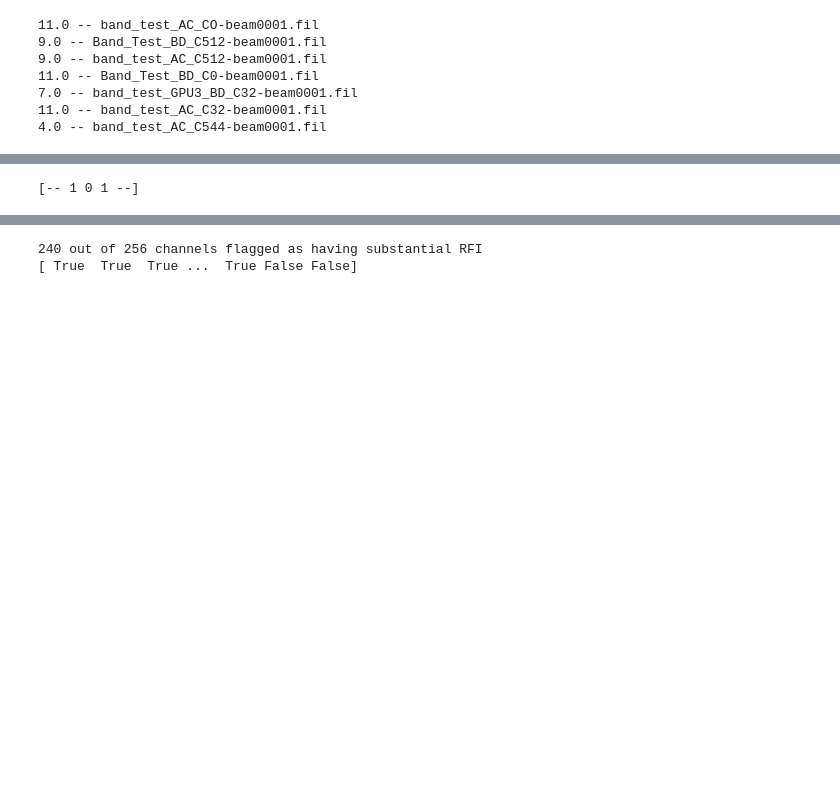
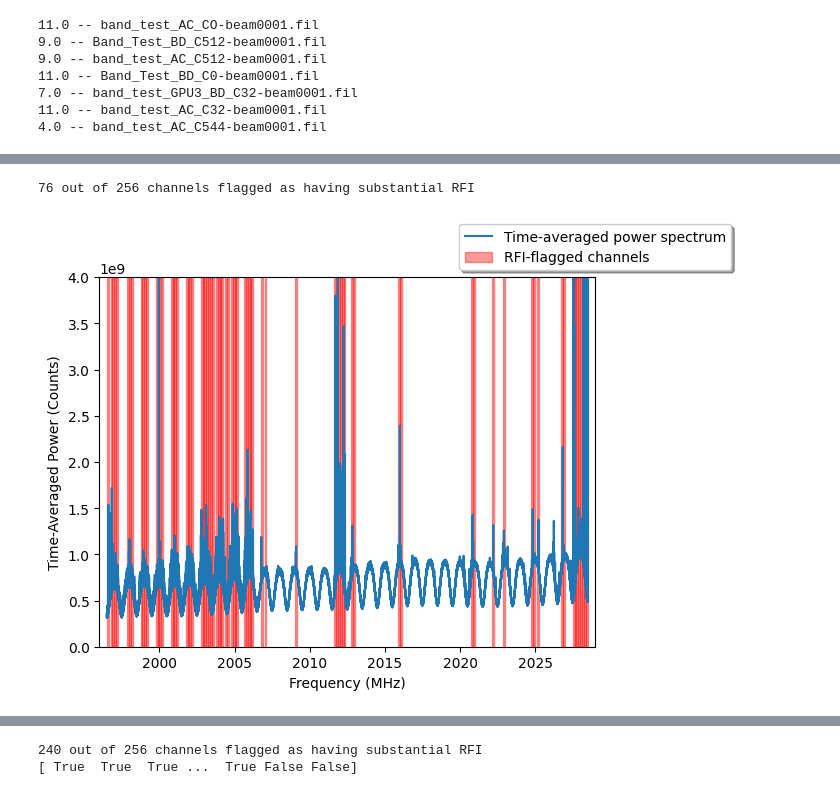
Before and after one commit to jareds-laf/playing-with-cosmic-data, a Jupyter notebook: filterbank/filterbank_rfi_id_kurtosis.ipynb, the cells around one changed output, grey strips where cells are left out. Cells and saved outputs as stored; diff of their text form; code cells hidden in the pictures; blank space fills up the shorter version.

```diff
--- a/filterbank/filterbank_rfi_id_kurtosis.ipynb
+++ b/filterbank/filterbank_rfi_id_kurtosis.ipynb
@@ -48,15 +40,16 @@ for i, file in enumerate(file_list):
 4.0 -- band_test_AC_C544-beam0001.fil
 # %%
 t0=time.time()
+print(f'Start time: {time.strftime("%H:%M:%S", time.localtime())}')
 
 
-# water0 = Waterfall(os.path.normpath(file_list[0]), max_load = ml_list[0])
-# water1 = Waterfall(os.path.normpath(file_list[1]), max_load = ml_list[1])
-# water2 = Waterfall(os.path.normpath(file_list[2]), max_load = ml_list[2])
+water0 = Waterfall(os.path.normpath(file_list[0]), max_load = ml_list[0])
+water1 = Waterfall(os.path.normpath(file_list[1]), max_load = ml_list[1])
+water2 = Waterfall(os.path.normpath(file_list[2]), max_load = ml_list[2])
 water3 = Waterfall(os.path.normpath(file_list[3]), max_load = ml_list[3])
-# water4 = Waterfall(os.path.normpath(file_list[4]), max_load = ml_list[4])
-# water5 = Waterfall(os.path.normpath(file_list[5]), max_load = ml_list[5])
-# water6 = Waterfall(os.path.normpath(file_list[6]), max_load = ml_list[6])
+water4 = Waterfall(os.path.normpath(file_list[4]), max_load = ml_list[4])
+water5 = Waterfall(os.path.normpath(file_list[5]), max_load = ml_list[5])
+water6 = Waterfall(os.path.normpath(file_list[6]), max_load = ml_list[6])
 
 # water_list = [water0, water1, water2, water3, water4, water5, water6]
 # print(water_list)
@@ -68,7 +62,7 @@ Elapsed time: 91.41577339172363
 # %%
-water3.info()
-f_min=np.floor(np.amin(water3.get_freqs()))
-f_max=np.ceil(np.amax(water3.get_freqs()))
+water5.info()
+f_min=np.floor(np.amin(water5.get_freqs()))
+f_max=np.ceil(np.amax(water5.get_freqs()))
 # 640 channels
 # ~4.2 M fine frequency channels
 # %% [output]
@@ -180,11 +192,6 @@ def get_mask_kurtosis(wf_in, n_divs=128, threshold=50):
     # masked_kurts: Kurtosis of all 'clean' (low RFI) channels with high RFI channels masked out
     # mask: The mask used to generate masked_kurts
     return flagged_bins, flagged_kurts, masked_kurts, mask
-# %%
-array = [-2,-1,0,1,2]
-print(ma.masked_greater(np.abs(array), 1))
-# %% [output]
-[-- 1 0 1 --]
 # %%
 def plot_mask_kurtosis(wf_in, n_divs=128, threshold=50, unfiltered=True, clean_chnls=True, rfi=False,
                       f_start=0, f_stop=0, k_start=0, k_stop=0):
@@ -266,5 +273,12 @@ def plot_tavg_powertemp(wf_in,
     else:
         ax.legend(fancybox=True,shadow=True, loc='lower center', bbox_to_anchor=(1, 1), ncols=1)
 # %%
-thrsh = 2
+thrsh = 1.5
 ndivs = 256
+# %%
+plot_tavg_powertemp(water5, n_divs=ndivs, threshold=thrsh,
+                    f_start=f_min, f_stop=f_max, p_start=0, p_stop=0.4*10**10,
+                    show_filtered_bins=True)
+# %% [output]
+76 out of 256 channels flagged as having substantial RFI
+[figure, added]
```
Also changed, not shown: parts of 23 cells of this notebook.
